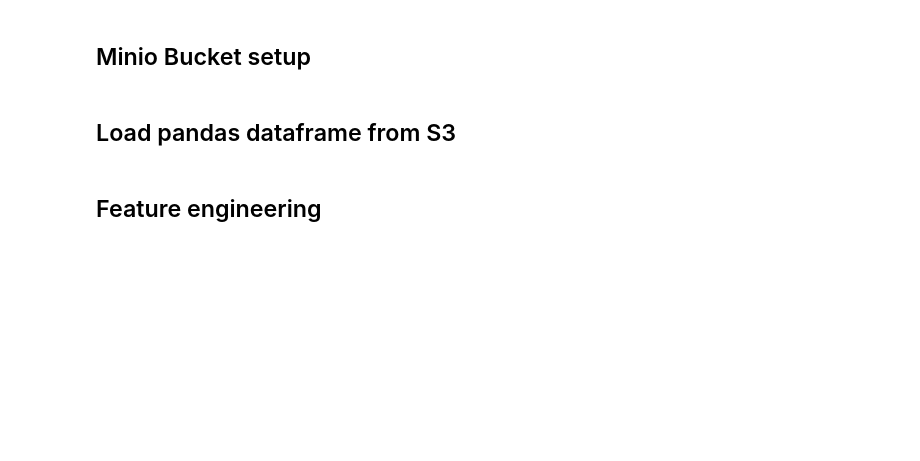
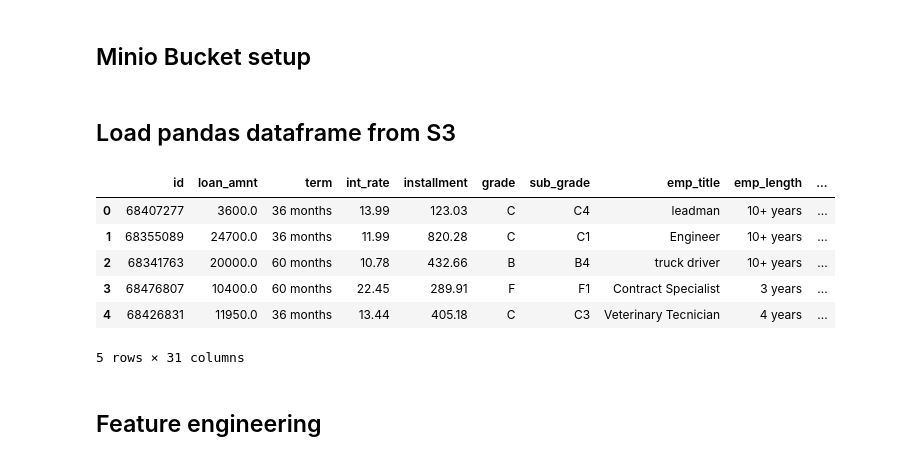
Before and after one commit to serval-uni-lu/idoml-pipeline-example-lcld, a Jupyter notebook: feature_engineering.ipynb, the cells around one changed output. Drawn from its saved outputs; the diff is of its cells as text; code cells hidden in the pictures; blank space fills up the shorter version.

```diff
--- a/feature_engineering.ipynb
+++ b/feature_engineering.ipynb
@@ -23,12 +21,19 @@ filepath = f'{bucket_name}/{CLEANED_FILENAME}.csv'
 df = pd.read_csv(
     f's3://{filepath}',
     storage_options={
-        'key': AWS_ACCESS_KEY_ID,
-        'secret': AWS_SECRET_ACCESS_KEY,
-        'token': None,
         'client_kwargs': {'endpoint_url': MINIO_ENDPOINT}
     }
 )
+# %%
+df.head()
+# %% [output]
+|  | id | loan_amnt | term | int_rate | installment | grade | sub_grade | emp_title | emp_length | ... |
+| 0 | 68407277 | 3600.0 | 36 months | 13.99 | 123.03 | C | C4 | leadman | 10+ years | ... |
+| 1 | 68355089 | 24700.0 | 36 months | 11.99 | 820.28 | C | C1 | Engineer | 10+ years | ... |
+| 2 | 68341763 | 20000.0 | 60 months | 10.78 | 432.66 | B | B4 | truck driver | 10+ years | ... |
+| 3 | 68476807 | 10400.0 | 60 months | 22.45 | 289.91 | F | F1 | Contract Specialist | 3 years | ... |
+| 4 | 68426831 | 11950.0 | 36 months | 13.44 | 405.18 | C | C3 | Veterinary Tecnician | 4 years | ... |
+5 rows × 31 columns
 # %% [markdown]
 ## Feature engineering
 # %% [markdown]
```
Also changed, not shown: parts of 5 cells of this notebook, 3 other files.
